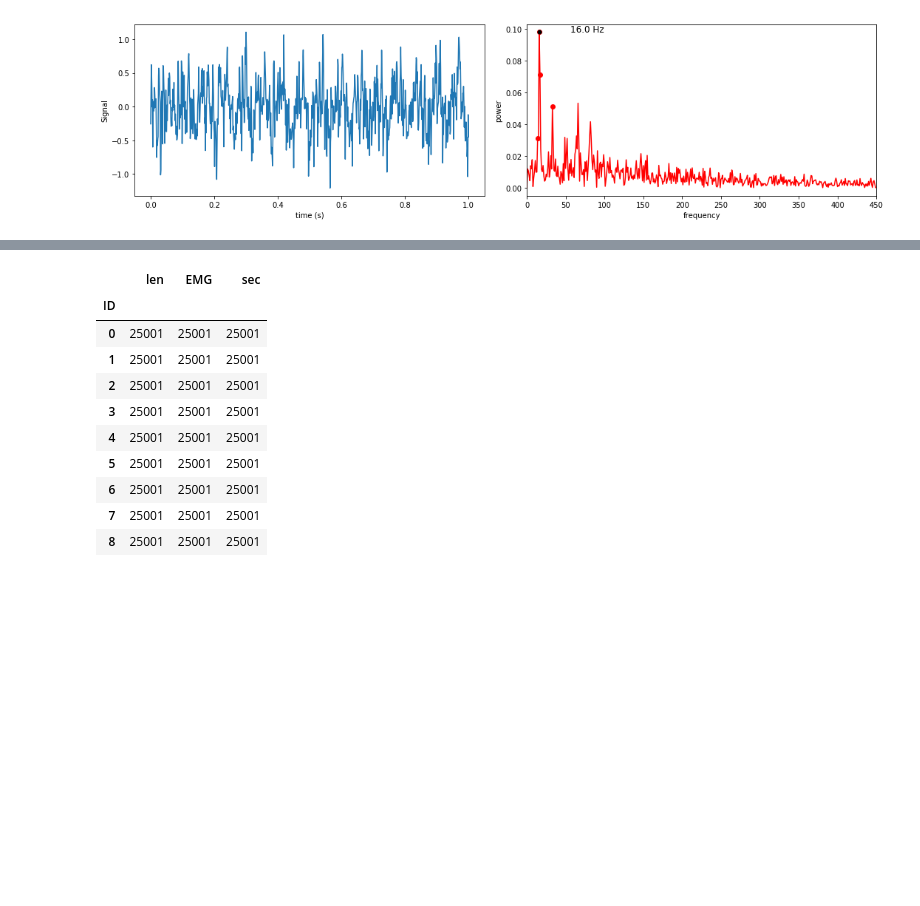
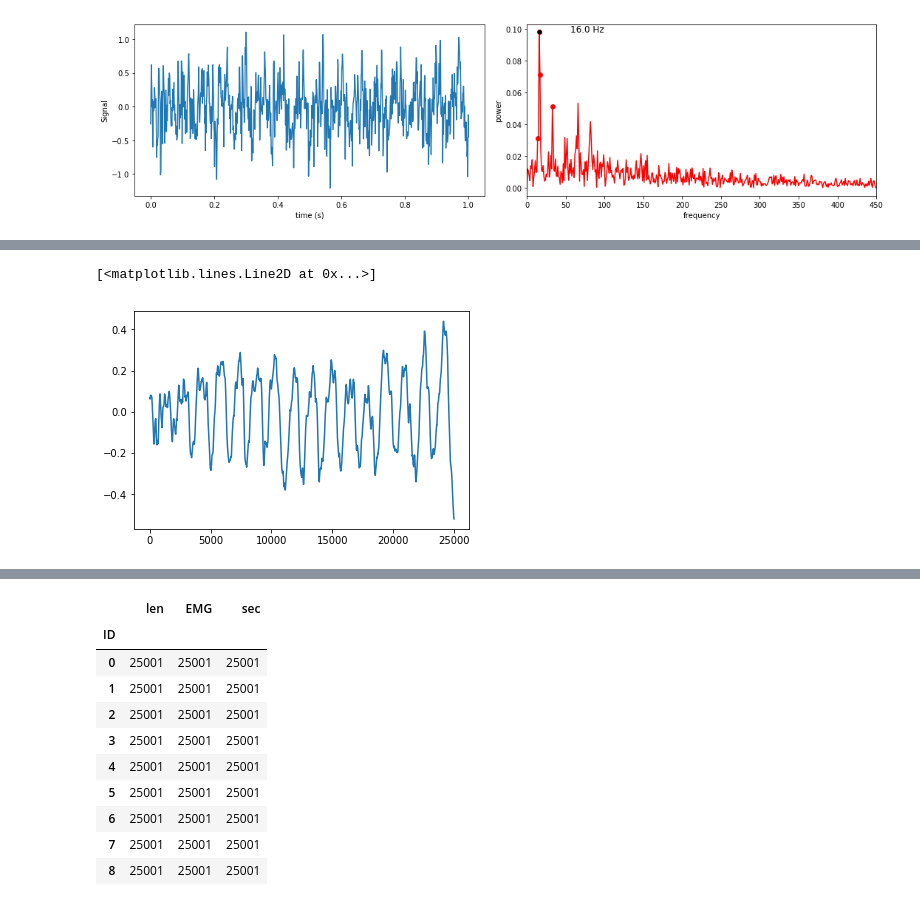
Before and after one commit to callinSwitzer/MuscleTimeseriesPrediction, a Jupyter notebook: PredictMuscleLength_artificialData.ipynb, the cells around one changed output, grey strips where cells are left out. Cells and saved outputs as stored; diff of their text form; code cells hidden in the pictures; blank space fills up the shorter version.

```diff
--- a/PredictMuscleLength_artificialData.ipynb
+++ b/PredictMuscleLength_artificialData.ipynb
@@ -124,0 +157,5 @@ spect.plotFFT(fmin = 0, fmax =450)
+# %%
+plt.plot(sm["len"].rolling(511, min_periods=1, center = True).mean())
+# %% [output]
+[<matplotlib.lines.Line2D at 0x...>]
+[figure, added]
```
Also changed, not shown: parts of 7 cells of this notebook.
